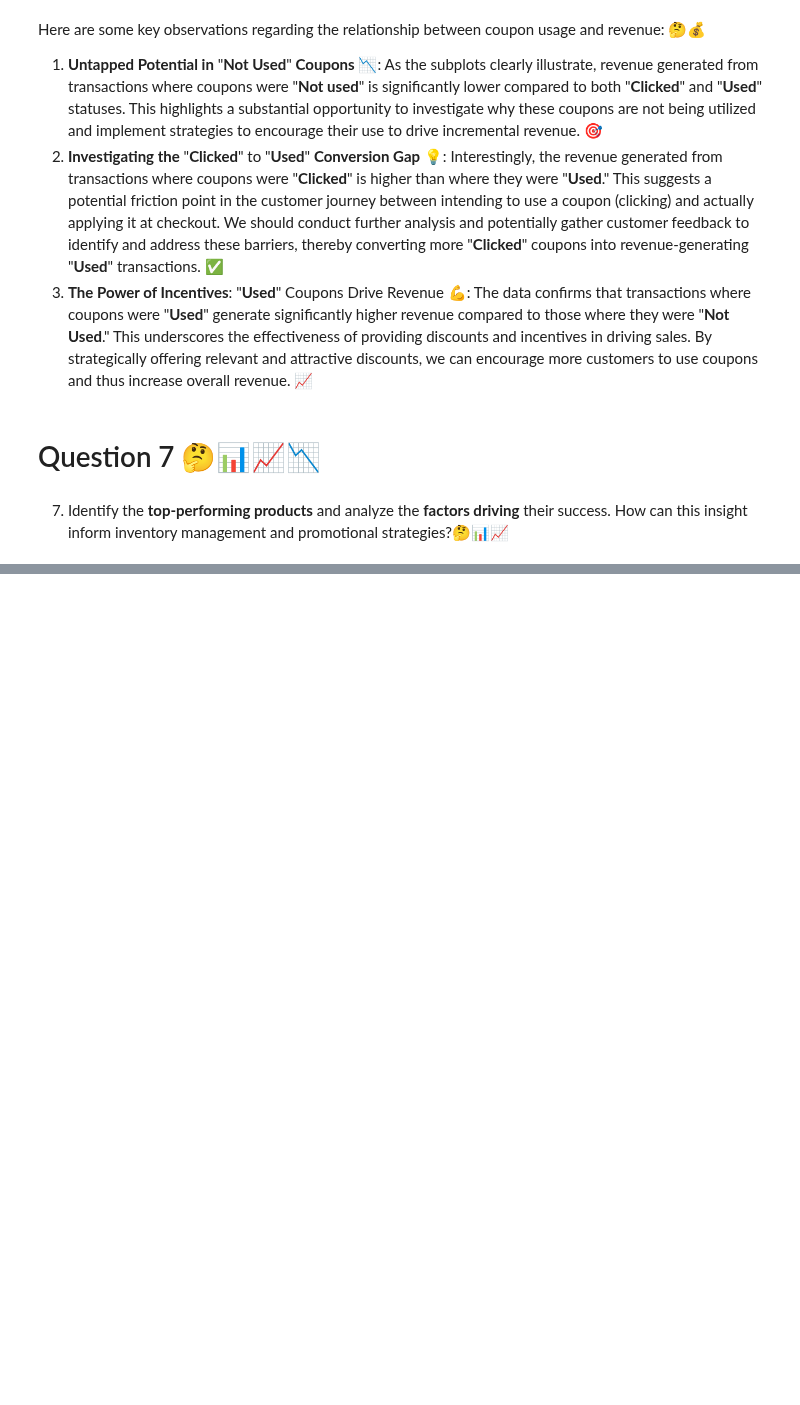
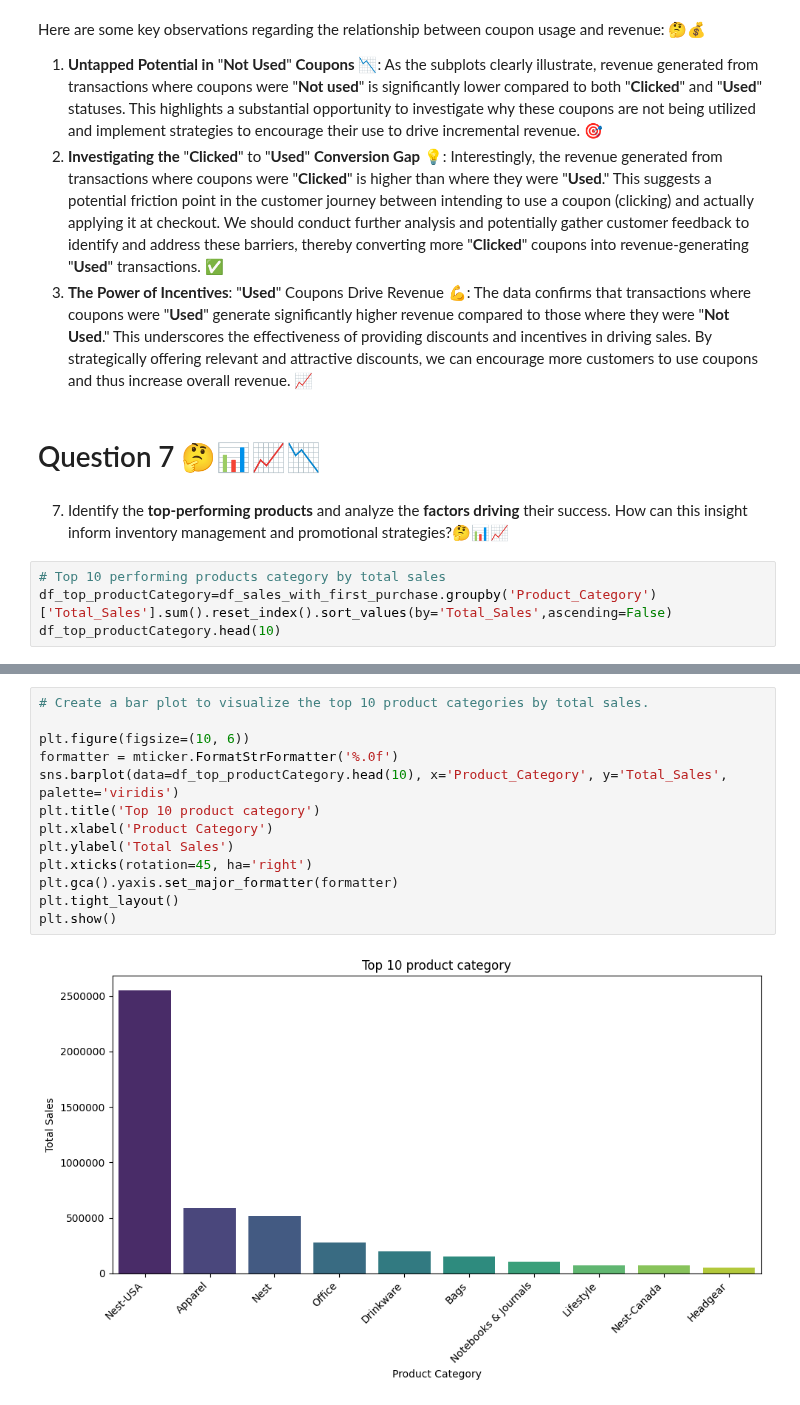
Before and after one commit to Smita569/E-commerce_Marketing_and_sales, a Jupyter notebook: E_commerce_Marketing_and_sales_Business_Case.ipynb, the cells around one changed output, grey strips where cells are left out. Cells and saved outputs as stored; diff of their text form; blank space fills up the shorter version.

```diff
--- a/E_commerce_Marketing_and_sales_Business_Case.ipynb
+++ b/E_commerce_Marketing_and_sales_Business_Case.ipynb
@@ -466,3 +468,7 @@ Here are some key observations regarding the relationship between coupon usage a
 # Question 7 🤔📊📈📉
 # %% [markdown]
 7. Identify the **top-performing products** and analyze the **factors driving** their success. How can this insight inform inventory management and promotional strategies?🤔📊📈
+# %%
+# Top 10 performing products category by total sales
+df_top_productCategory=df_sales_with_first_purchase.groupby('Product_Category')['Total_Sales'].sum().reset_index().sort_values(by='Total_Sales',ascending=False)
+df_top_productCategory.head(10)
@@ -468,0 +487,15 @@ Here are some key observations regarding the relationship between coupon usage a
+# %%
+# Create a bar plot to visualize the top 10 product categories by total sales.
+
+plt.figure(figsize=(10, 6))
+formatter = mticker.FormatStrFormatter('%.0f')
+sns.barplot(data=df_top_productCategory.head(10), x='Product_Category', y='Total_Sales', palette='viridis')
+plt.title('Top 10 product category')
+plt.xlabel('Product Category')
+plt.ylabel('Total Sales')
+plt.xticks(rotation=45, ha='right')
+plt.gca().yaxis.set_major_formatter(formatter)
+plt.tight_layout()
+plt.show()
+# %% [output]
+[figure, added]
```
Also changed, not shown: parts of 6 cells of this notebook.
